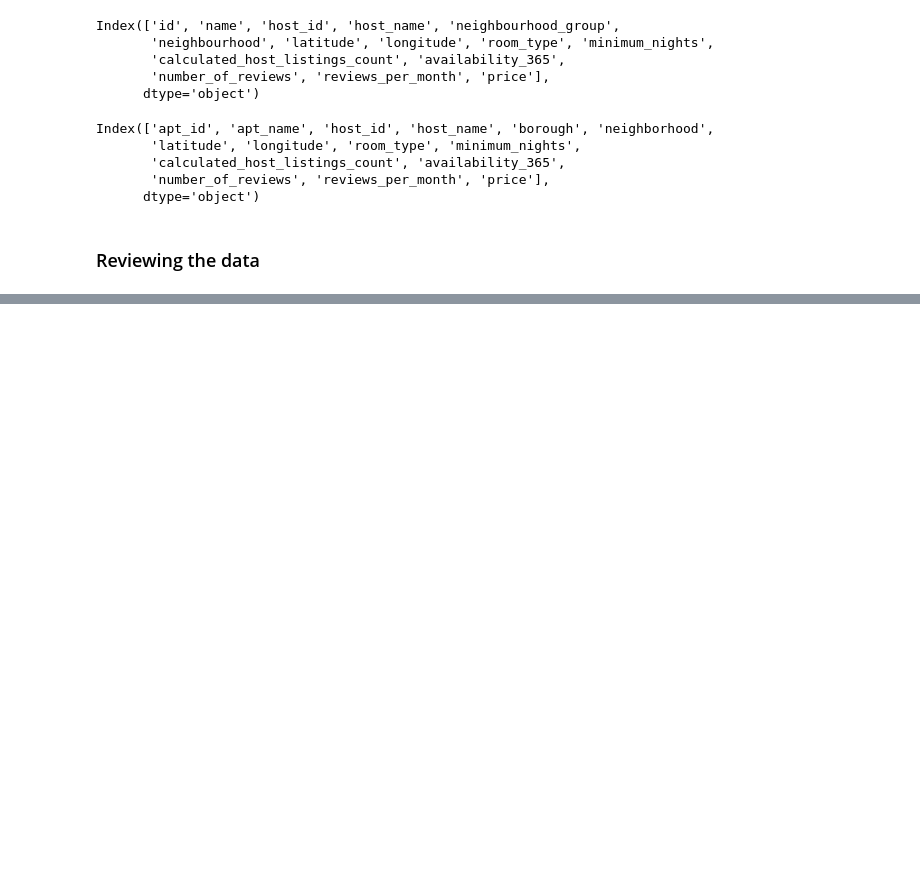
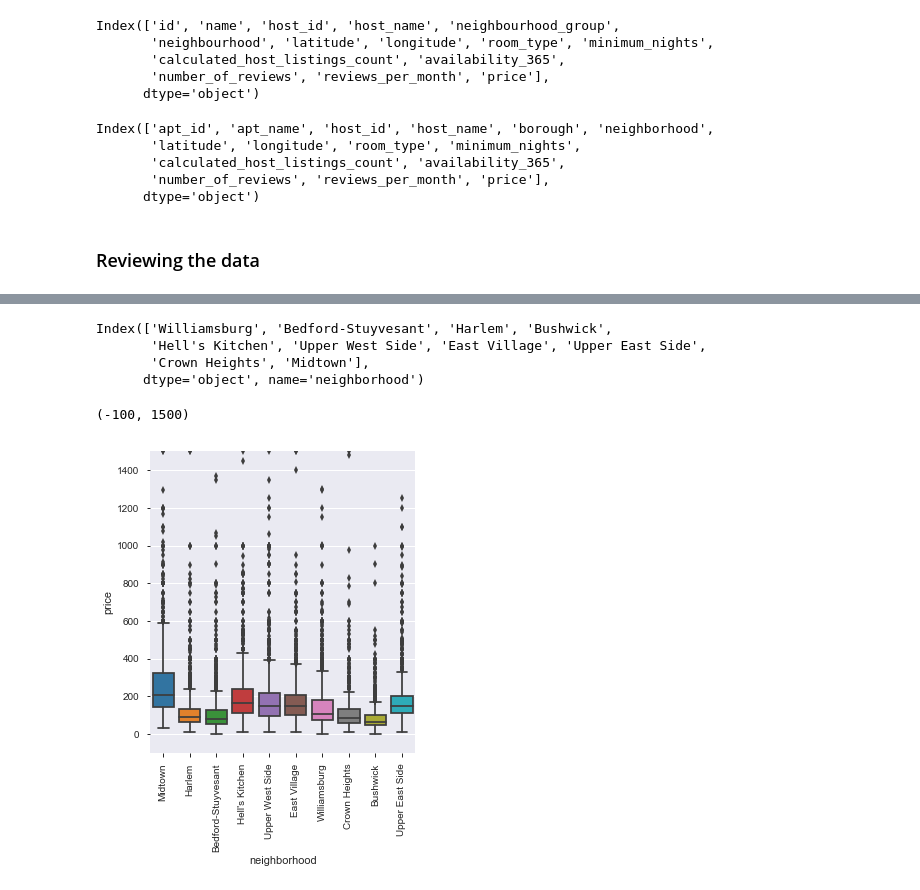
Before and after one commit to nastyh/Airbnb, a Jupyter notebook: 11_7_airbnb.ipynb, the cells around one changed output, grey strips where cells are left out. Cells and saved outputs as stored; diff of their text form; code cells hidden in the pictures; blank space fills up the shorter version.

```diff
--- a/11_7_airbnb.ipynb
+++ b/11_7_airbnb.ipynb
@@ -73,0 +162,20 @@ df.loc[df['apt_name']=='']
+# %%
+# top 10 neighborhoods by availability
+df.groupby(['neighborhood'])['apt_id'].count().sort_values(ascending = False).head(10).index
+# df.groupby(['neighborhood'])['apt_id'].count().sort_values(ascending = False).head(10)[:10]
+# %% [output]
+Index(['Williamsburg', 'Bedford-Stuyvesant', 'Harlem', 'Bushwick',
+       'Hell's Kitchen', 'Upper West Side', 'East Village', 'Upper East Side',
+       'Crown Heights', 'Midtown'],
+      dtype='object', name='neighborhood')
+# %%
+df1 = df[df['neighborhood'].isin(['Williamsburg', 'Bedford-Stuyvesant', 'Harlem', 'Bushwick',
+       'Hell\'s Kitchen', 'Upper West Side', 'East Village', 'Upper East Side',
+       'Crown Heights', 'Midtown'])]
+# %%
+g = sns.catplot(x="neighborhood", y="price", kind="box", data=df1)
+g.set_xticklabels(rotation=90)
+plt.ylim(-100, 1500)
+# %% [output]
+(-100, 1500)
+[figure, added]
```
Also changed, not shown: parts of 18 cells of this notebook, 2 other files.
